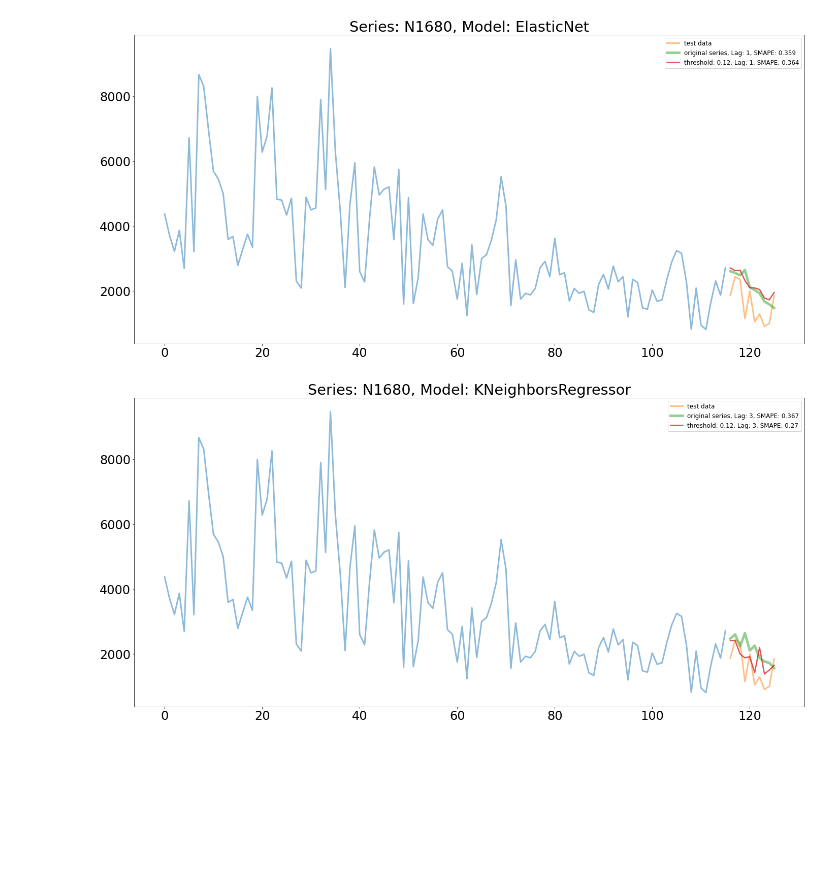
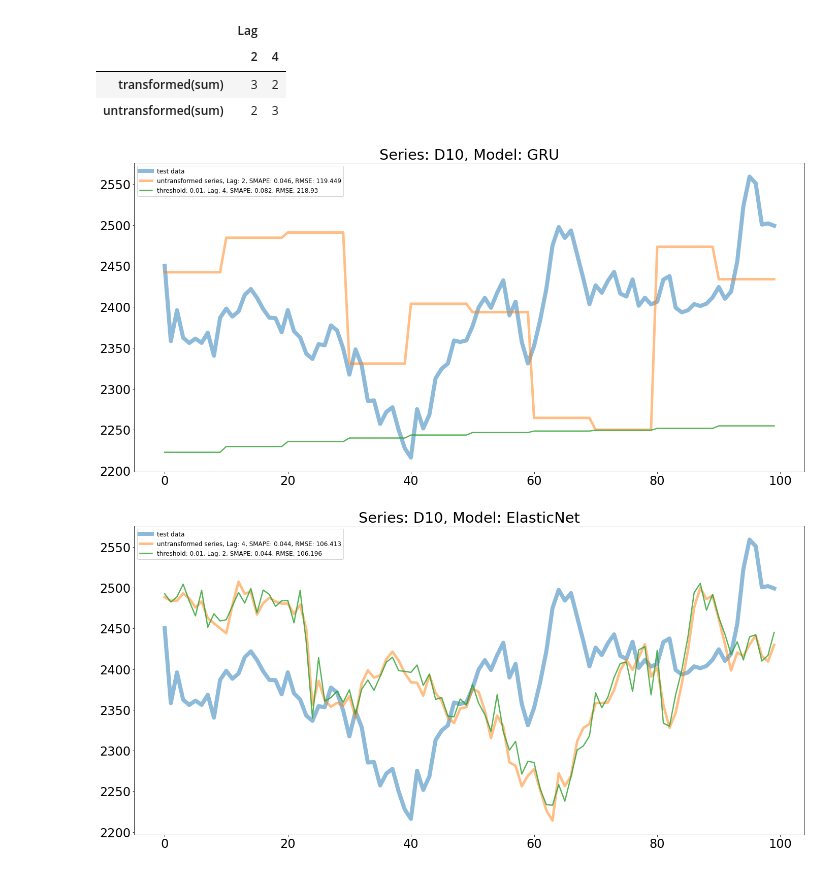
Before and after one commit to nickchuisme/target_transformation, a Jupyter notebook: test.ipynb, the cells around one changed output. Saved outputs shown, nothing was run; the diff lists cells and outputs as text; code cells hidden in the pictures; blank space fills up the shorter version.

```diff
--- a/test.ipynb
+++ b/test.ipynb
@@ -74,11 +294,22 @@ datas = load_json(target_file='./json_data/results_1656596763.json')
+# %%
+df = pd.concat([list(df.groupby(level=1))[1][1].sum(), list(df.groupby(level=1))[2][1].sum()], axis=1).T.astype(int)
+df.index = ['transformed(sum)', 'untransformed(sum)']
+df
+# %% [output]
+|  | Lag |  |
+|  | 2 | 4 |
+| transformed(sum) | 3 | 2 |
+| untransformed(sum) | 2 | 3 |
+# %%
+plot_prediction(datas, model='GRU', only_test=True)
+# %% [output]
+[figure, added]
 # %%
-plot_prediction(datas, model='ElasticNet')
+plot_prediction(datas, model='ElasticNet', only_test=True)
 # %% [output]
-[figure, old version]
+[figure, new version]
 # %%
-plot_prediction(datas, model='KNeighborsRegressor')
+# plot_prediction(datas, model='KNeighborsRegressor')
-# %% [output]
-[figure, removed]
 # %%
 plot_prediction(datas, model='MLPRegressor')
 # %% [output]
```
Also changed, not shown: parts of 17 cells of this notebook.
